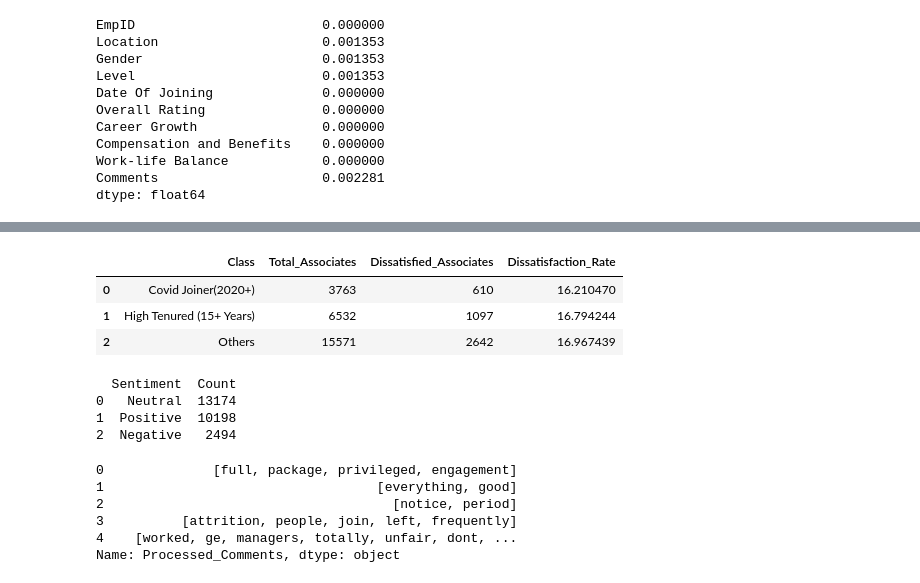
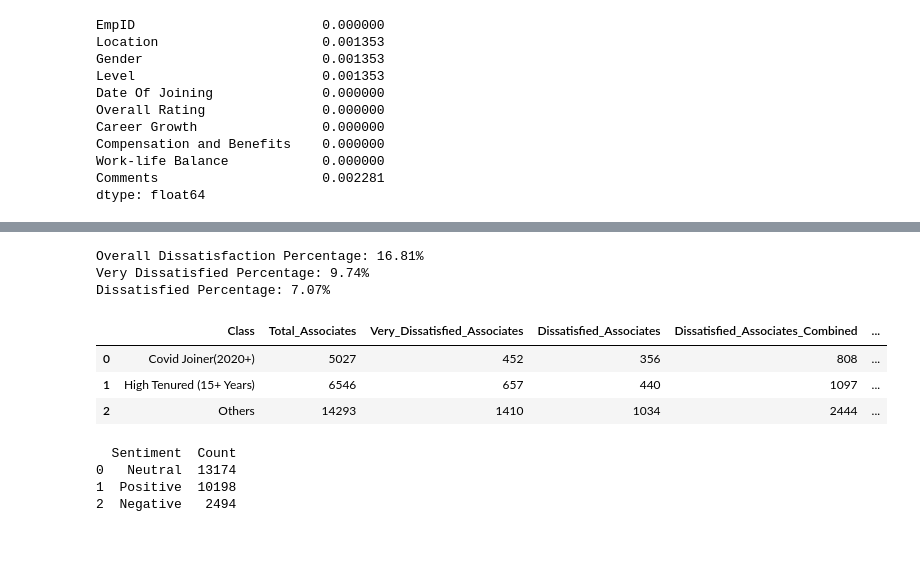
Before and after one commit to annvettoor/HR_Analytics, a Jupyter notebook: HR_Analytics_Usecase.ipynb, the cells around one changed output, grey strips where cells are left out. Saved outputs shown, nothing was run; the diff lists cells and outputs as text; code cells hidden in the pictures; blank space fills up the shorter version.

```diff
--- a/HR_Analytics_Usecase.ipynb
+++ b/HR_Analytics_Usecase.ipynb
@@ -114,15 +484,0 @@ Text(0, 0.5, 'Sum of Work-Life Balance Ratings')
-# %%
-plt.figure(figsize=(20, 12))
-df['Year Of Joining'] = df['Date Of Joining'].dt.year
-yearly_ratings = df.groupby('Year Of Joining')[rating_cols].mean().reset_index()
-
-plt.subplot(2, 2, 4)
-for col in rating_cols:
-    plt.plot(yearly_ratings['Year Of Joining'], yearly_ratings[col], label=col)
-plt.title('Average Ratings by Year of Joining')
-plt.xlabel('Year of Joining')
-plt.ylabel('Average Rating (Numeric)')
-plt.legend(title='Rating Categories')
-
-plt.tight_layout()
-plt.show()
@@ -183,30 +511,45 @@ Work-life Balance                           0.654157           1.000000
 # %%
+##Question 3 - To calculate which category has more dissatisfaction percentage
 df['Date Of Joining'] = pd.to_datetime(df['Date Of Joining'], format='%d-%b-%y', errors='coerce')
 df['Duration'] = (datetime.now() - df['Date Of Joining']).dt.days / 365.25
-df['Class'] = df['Tenure (Years)'].apply(
-    lambda x: 'High Tenured (15+ Years)' if x >= 15 else ('Covid Joiner(2020+)' if x <= 3 else 'Others')
+df['Class'] = df['Duration'].apply(
+    lambda x: 'High Tenured (15+ Years)' if x >= 15 else ('Covid Joiner(2020+)' if x <= 4 else 'Others')
 )
-# dissatisfaction_levels = [1,2]
-
-def is_dissatisfied(overall_rating):
-    return overall_rating in [1,2]
-
-df['Very Dissatisfied'] = df['Overall Rating'].apply(is_dissatisfied)
-
+df['Very Dissatisfied'] = df['Overall Rating'] == 1
+df['Dissatisfied'] = df['Overall Rating'] == 2
+df['Dissatisfied_Associates'] = df['Very Dissatisfied'] | df['Dissatisfied']
+total_associates = df['EmpID'].count()
+total_dissatisfied = df['Dissatisfied_Associates'].sum()
+dissatisfaction_percentage = (total_dissatisfied / total_associates) * 100
+very_dissatisfied_percentage = (df['Very Dissatisfied'].sum() / total_associates) * 100
+dissatisfied_percentage = (df['Dissatisfied'].sum() / total_associates) * 100
+print(f"Overall Dissatisfaction Percentage: {dissatisfaction_percentage:.2f}%")
+print(f"Very Dissatisfied Percentage: {very_dissatisfied_percentage:.2f}%")
+print(f"Dissatisfied Percentage: {dissatisfied_percentage:.2f}%")
 dissatisfaction_summary = df.groupby('Class').agg(
     Total_Associates=('EmpID', 'count'),
-    Dissatisfied_Associates=('Very Dissatisfied', 'sum'),
-    Dissatisfaction_Rate=('Very Dissatisfied', 'mean')
+    Very_Dissatisfied_Associates=('Very Dissatisfied', 'sum'),
+    Dissatisfied_Associates=('Dissatisfied', 'sum'),
+    Dissatisfied_Associates_Combined=('Dissatisfied_Associates', 'sum')
 ).reset_index()
+dissatisfaction_summary['Very_Dissatisfied_Rate'] = (dissatisfaction_summary['Very_Dissatisfied_Associates'] / dissatisfaction_summary['Total_Associates']) * 100
+dissatisfaction_summary['Dissatisfied_Rate'] = (dissatisfaction_summary['Dissatisfied_Associates'] / dissatisfaction_summary['Total_Associates']) * 100
+dissatisfaction_summary['Dissatisfaction_Rate'] = (dissatisfaction_summary['Dissatisfied_Associates_Combined'] / dissatisfaction_summary['Total_Associates']) * 100
 
-dissatisfaction_summary['Dissatisfaction_Rate'] = dissatisfaction_summary['Dissatisfaction_Rate'] * 100
-
-# output_file = 'Dissatisfaction_By_Tenure.csv'
-# dissatisfaction_summary.to_csv(output_file, index=False)
+aggregated_summary = {
+    'Total_Associates': total_associates,
+    'Total_Dissatisfied_Associates': total_dissatisfied,
+    'Dissatisfaction_Percentage': dissatisfaction_percentage,
+    'Very_Dissatisfied_Percentage': very_dissatisfied_percentage,
+    'Dissatisfied_Percentage': dissatisfied_percentage
+}
 dissatisfaction_summary
 # %% [output]
+Overall Dissatisfaction Percentage: 16.81%
+Very Dissatisfied Percentage: 9.74%
+Dissatisfied Percentage: 7.07%
-|  | Class | Total_Associates | Dissatisfied_Associates | Dissatisfaction_Rate |
-| 0 | Covid Joiner(2020+) | 3763 | 610 | 16.210470 |
-| 1 | High Tenured (15+ Years) | 6532 | 1097 | 16.794244 |
-| 2 | Others | 15571 | 2642 | 16.967439 |
+|  | Class | Total_Associates | Very_Dissatisfied_Associates | Dissatisfied_Associates | Dissatisfied_Associates_Combined | ... |
+| 0 | Covid Joiner(2020+) | 5027 | 452 | 356 | 808 | ... |
+| 1 | High Tenured (15+ Years) | 6546 | 657 | 440 | 1097 | ... |
+| 2 | Others | 14293 | 1410 | 1034 | 2444 | ... |
 # %%
@@ -243,9 +572,0 @@ df['Processed_Comments'] = df['Comments'].apply(preprocessing)
-# %%
-df['Processed_Comments'].head()
-# %% [output]
-0              [full, package, privileged, engagement]
-1                                   [everything, good]
-2                                     [notice, period]
-3          [attrition, people, join, left, frequently]
-4    [worked, ge, managers, totally, unfair, dont, ...
-Name: Processed_Comments, dtype: object
```
Also changed, not shown: parts of 46 cells of this notebook, 5 other files.
